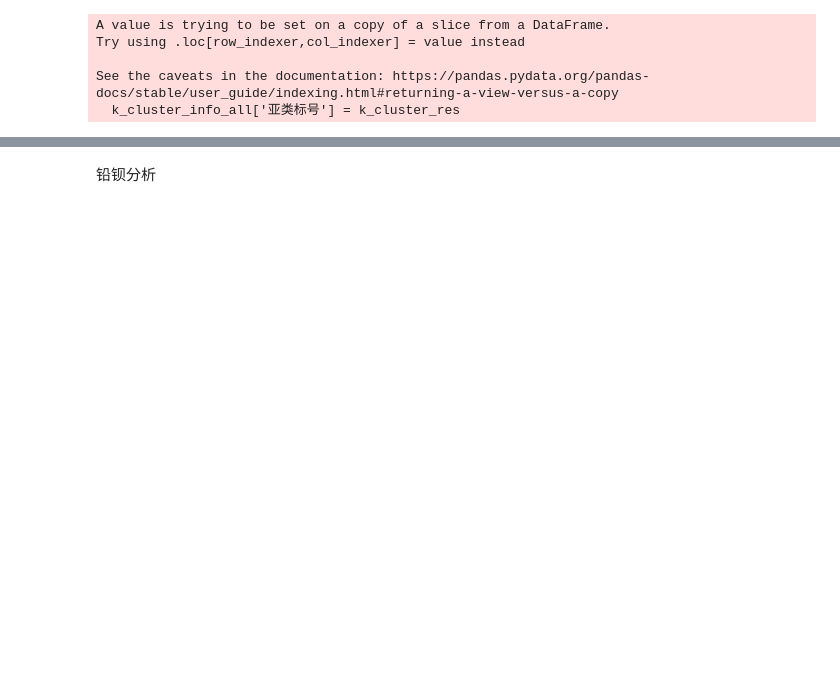
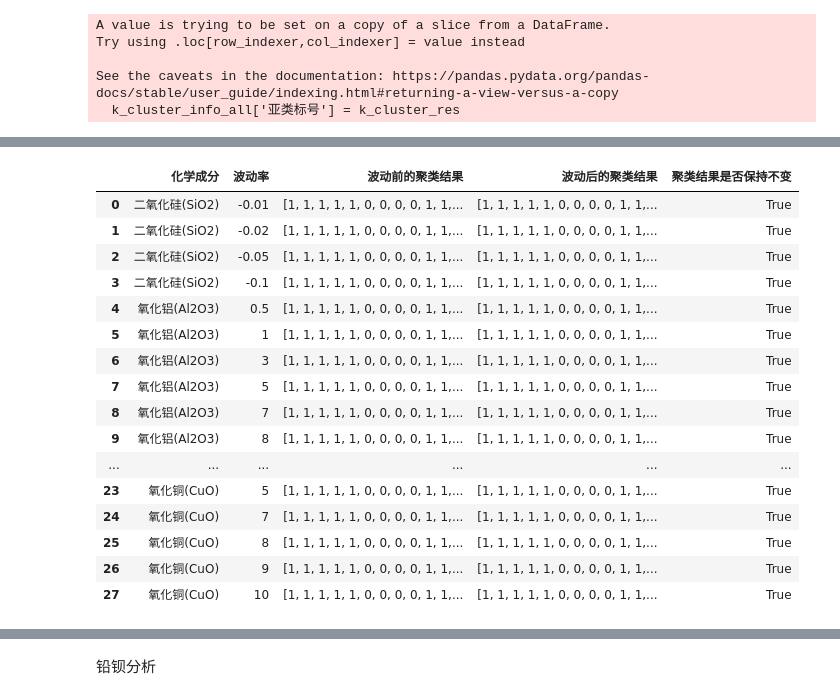
Before and after one commit to SunDocker/MCM, a Jupyter notebook: 2022C/question2.ipynb, the cells around one changed output, grey strips where cells are left out. Saved outputs shown, nothing was run; the diff lists cells and outputs as text; code cells hidden in the pictures; blank space fills up the shorter version.

```diff
--- a/2022C/question2.ipynb
+++ b/2022C/question2.ipynb
@@ -373,0 +389,43 @@ ValueError: If using all scalar values, you must pass an index
+# %%
+# 灵敏度分析1
+ccs = ['二氧化硅(SiO2)','氧化铝(Al2O3)','氧化钙(CaO)','氧化铜(CuO)']
+pre_labels = pri_k_cluster_res
+pre_data = np.array(df2_k_cc_cluster)
+wav_data = pre_data[pre_labels==1]
+record = np.zeros((28,5),dtype=object)
+rd_idx = 0
+for i in range(4):
+    for wav in [-0.01,-0.02,-0.05,-0.1,0.5,1,3,5,7,8,9,10]:
+        if (i == 0) & (wav > 0):
+            continue
+        if (i != 0) & (wav < 0):
+            continue
+        new_data = np.array(pre_data)
+        new_wave_data = np.array(wav_data)
+        new_wave_data[:,i] = new_wave_data[:,i] * (1 + wav)
+        new_data[pre_labels==1] = new_wave_data
+        clusterer = KMeans(n_clusters=2, random_state=2022).fit(new_data)
+        cl_res = clusterer.labels_
+        if cl_res[0]==0:
+            cl_res = np.where(cl_res==0,1,0)
+        record[rd_idx,:] = [ccs[i],wav,pre_labels,cl_res,np.all(pre_labels==cl_res)]
+        rd_idx += 1
+pd.DataFrame(record,columns=['化学成分', '波动率', '波动前的聚类结果', '波动后的聚类结果', '聚类结果是否保持不变'])
+# %% [output]
+|  | 化学成分 | 波动率 | 波动前的聚类结果 | 波动后的聚类结果 | 聚类结果是否保持不变 |
+| 0 | 二氧化硅(SiO2) | -0.01 | [1, 1, 1, 1, 1, 0, 0, 0, 0, 1, 1,... | [1, 1, 1, 1, 1, 0, 0, 0, 0, 1, 1,... | True |
+| 1 | 二氧化硅(SiO2) | -0.02 | [1, 1, 1, 1, 1, 0, 0, 0, 0, 1, 1,... | [1, 1, 1, 1, 1, 0, 0, 0, 0, 1, 1,... | True |
+| 2 | 二氧化硅(SiO2) | -0.05 | [1, 1, 1, 1, 1, 0, 0, 0, 0, 1, 1,... | [1, 1, 1, 1, 1, 0, 0, 0, 0, 1, 1,... | True |
+| 3 | 二氧化硅(SiO2) | -0.1 | [1, 1, 1, 1, 1, 0, 0, 0, 0, 1, 1,... | [1, 1, 1, 1, 1, 0, 0, 0, 0, 1, 1,... | True |
+| 4 | 氧化铝(Al2O3) | 0.5 | [1, 1, 1, 1, 1, 0, 0, 0, 0, 1, 1,... | [1, 1, 1, 1, 1, 0, 0, 0, 0, 1, 1,... | True |
+| 5 | 氧化铝(Al2O3) | 1 | [1, 1, 1, 1, 1, 0, 0, 0, 0, 1, 1,... | [1, 1, 1, 1, 1, 0, 0, 0, 0, 1, 1,... | True |
+| 6 | 氧化铝(Al2O3) | 3 | [1, 1, 1, 1, 1, 0, 0, 0, 0, 1, 1,... | [1, 1, 1, 1, 1, 0, 0, 0, 0, 1, 1,... | True |
+| 7 | 氧化铝(Al2O3) | 5 | [1, 1, 1, 1, 1, 0, 0, 0, 0, 1, 1,... | [1, 1, 1, 1, 1, 0, 0, 0, 0, 1, 1,... | True |
+| 8 | 氧化铝(Al2O3) | 7 | [1, 1, 1, 1, 1, 0, 0, 0, 0, 1, 1,... | [1, 1, 1, 1, 1, 0, 0, 0, 0, 1, 1,... | True |
+| 9 | 氧化铝(Al2O3) | 8 | [1, 1, 1, 1, 1, 0, 0, 0, 0, 1, 1,... | [1, 1, 1, 1, 1, 0, 0, 0, 0, 1, 1,... | True |
+| ... | ... | ... | ... | ... | ... |
+| 23 | 氧化铜(CuO) | 5 | [1, 1, 1, 1, 1, 0, 0, 0, 0, 1, 1,... | [1, 1, 1, 1, 1, 0, 0, 0, 0, 1, 1,... | True |
+| 24 | 氧化铜(CuO) | 7 | [1, 1, 1, 1, 1, 0, 0, 0, 0, 1, 1,... | [1, 1, 1, 1, 1, 0, 0, 0, 0, 1, 1,... | True |
+| 25 | 氧化铜(CuO) | 8 | [1, 1, 1, 1, 1, 0, 0, 0, 0, 1, 1,... | [1, 1, 1, 1, 1, 0, 0, 0, 0, 1, 1,... | True |
+| 26 | 氧化铜(CuO) | 9 | [1, 1, 1, 1, 1, 0, 0, 0, 0, 1, 1,... | [1, 1, 1, 1, 1, 0, 0, 0, 0, 1, 1,... | True |
+| 27 | 氧化铜(CuO) | 10 | [1, 1, 1, 1, 1, 0, 0, 0, 0, 1, 1,... | [1, 1, 1, 1, 1, 0, 0, 0, 0, 1, 1,... | True |
```
Also changed, not shown: parts of 15 cells of this notebook, 5 other files.
